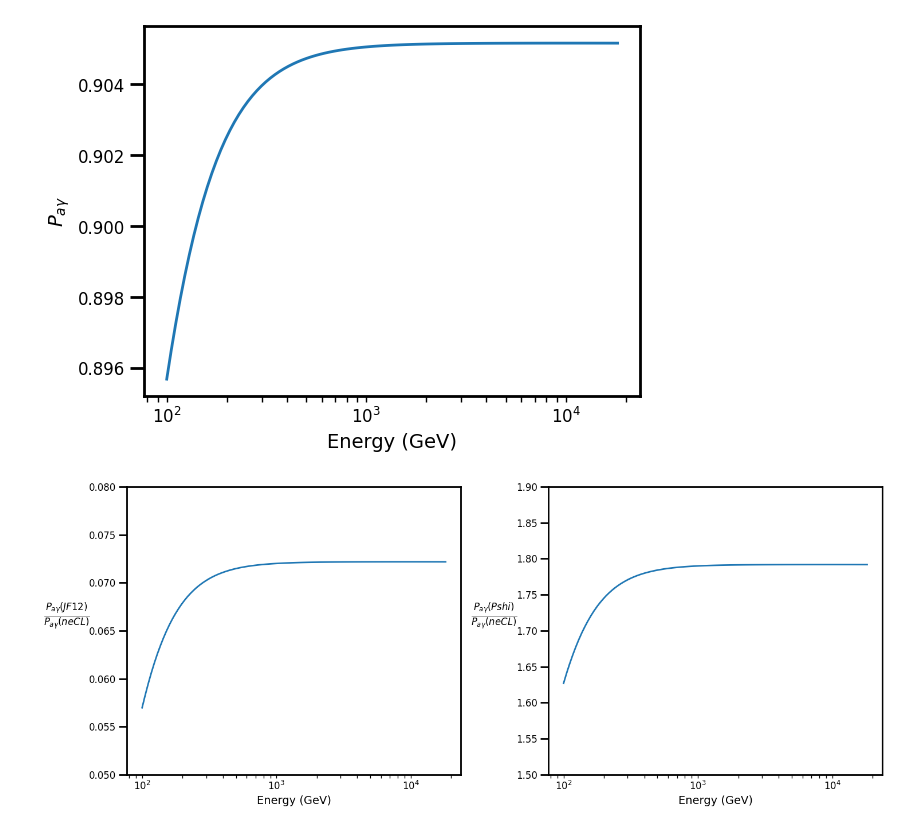
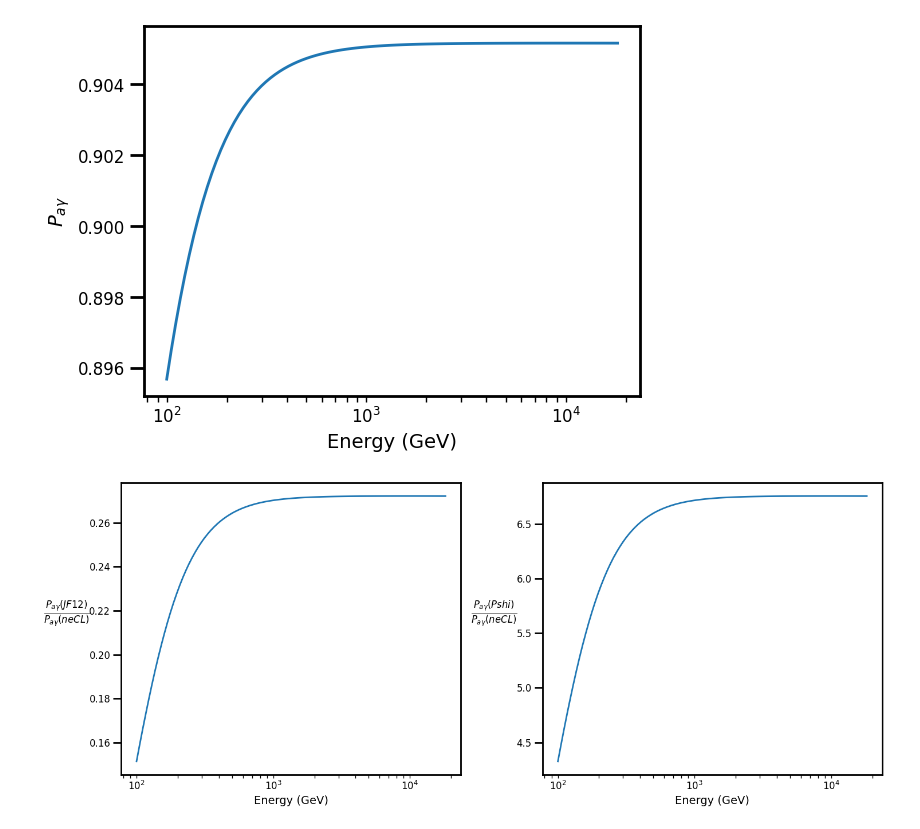
Before and after one commit to me-manu/gammaALPs, a Jupyter notebook: notebooks/UF23/impact-Copy1.ipynb, the cells around one changed output. Cells and saved outputs as stored; diff of their text form; code cells hidden in the pictures.

Commit message:
create plots for bachelor thesis and presentation

```diff
--- a/notebooks/UF23/impact-Copy1.ipynb
+++ b/notebooks/UF23/impact-Copy1.ipynb
@@ -89,26 +89,26 @@ plt.show()
 # %%
 fig, axs = plt.subplots(1,2, figsize=(15, 6))
 i=8
 j=9
-b=2
+b=3
 lp=28
 
 #axs[0,0].set_title('m = 0.5 neV')
 axs[0].semilogx(EGeV, (px[i]+py[i])/(px[b] + py[b]), lw = 2)
 axs[0].set_ylabel(r"$\frac{P_{a\gamma}(JF12)}{P_{a\gamma}(neCL)}$", rotation=0, fontsize=17, labelpad=lp)
 axs[0].set_xlabel("Energy (GeV)")
-axs[0].set_ylim(0.05,0.08)
+#axs[0].set_ylim(0.05,0.08)
 
 #axs[0,1].set_title('m = 0.5 neV')
 axs[1].semilogx(EGeV, (px[j]+py[j])/(px[b] + py[b]), lw = 2)
 axs[1].set_ylabel(r"$\frac{P_{a\gamma}(Pshi)}{P_{a\gamma}(neCL)}$", rotation=0, fontsize=17, labelpad=lp)
 axs[1].set_xlabel("Energy (GeV)")
-axs[1].set_ylim(1.5,1.9)
+#axs[1].set_ylim(1.5,1.9)
 #for ax in axs.flat:
 #    ax.set_ylim(0.8,1.2)
 
 fig.tight_layout()
 #plt.savefig('notebooks/UF23/plots/Effect/1_grb_neCL.png')
 plt.show()
 # %% [output]
-[figure, old version]
+[figure, new version]
```
Also changed, not shown: 2 other files.
